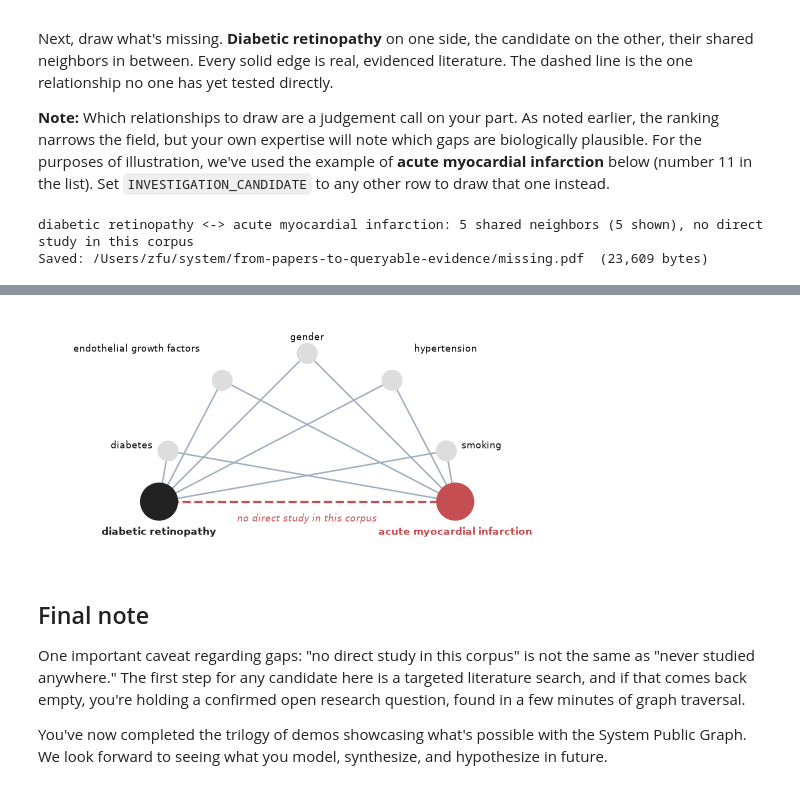
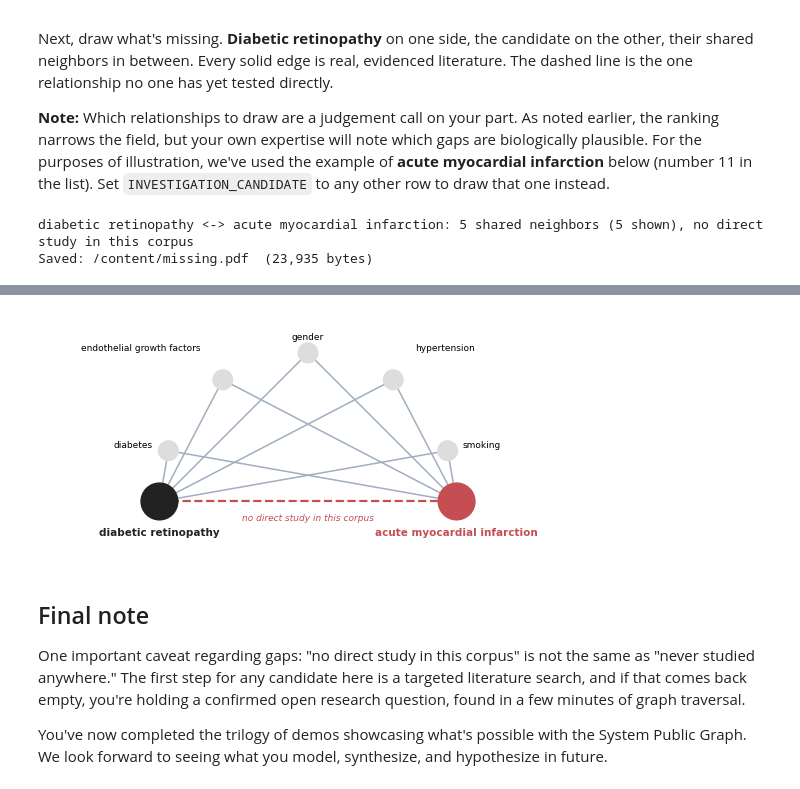
Before and after one commit to SystemInternal/system_public_graph_demo, a Jupyter notebook: part_3_discovery.ipynb, the cells around one changed output, grey strips where cells are left out. Cells and saved outputs as stored; diff of their text form; code cells hidden in the pictures.

```diff
--- a/part_3_discovery.ipynb
+++ b/part_3_discovery.ipynb
@@ -291,25 +289,22 @@ for n_label in shown_neighbors:
     G.add_edge(ANCHOR, n_label)
     G.add_edge(n_label, CAND)
 
-# ---- Deterministic layout: endpoints at the base, neighbors on an arc above ----
 pos = {ANCHOR: (-1.0, 0.0), CAND: (1.0, 0.0)}
-neighbor_labels = []   # (x, y, text, ha)
+neighbor_labels = []
 n_nb = len(shown_neighbors)
 for i, n_label in enumerate(shown_neighbors):
-    theta = math.radians(160 - 140 * i / max(n_nb - 1, 1))   # sweep 160° -> 20°
+    theta = math.radians(160 - 140 * i / max(n_nb - 1, 1))
     x, y = 1.0 * math.cos(theta), 1.0 * math.sin(theta)
     pos[n_label] = (x, y)
-    gap = 0.11 if i % 2 == 0 else 0.26                       # stagger alternate labels
+    gap = 0.11 if i % 2 == 0 else 0.26
     lx, ly = (1.0 + gap) * math.cos(theta), (1.0 + gap) * math.sin(theta)
     ha = "center" if abs(math.cos(theta)) < 0.25 else ("left" if math.cos(theta) > 0 else "right")
     neighbor_labels.append((lx, ly, n_label, ha))
 
-# ---- Draw at final print size (5.5in = NeurIPS text-block width) ----
 fig, ax = plt.subplots(figsize=(5.5, 2.8))
 ax.set_ylim(-0.42, 1.35)
 nx.draw_networkx_edges(G, pos, width=1.1, edge_color="#a0aec0", ax=ax)
 
-# The hypothesis: the edge that isn't there.
 ax.plot([pos[ANCHOR][0], pos[CAND][0]], [pos[ANCHOR][1], pos[CAND][1]],
         linestyle="--", linewidth=1.6, color="#C44E52", zorder=0)
 ax.text(0, -0.08, "no direct study in this corpus", fontsize=6.5, style="italic",
@@ -334,7 +329,6 @@ ax.text(pos[ANCHOR][0], -0.17, ANCHOR, fontsize=7.5, fontweight="bold",
 ax.text(pos[CAND][0], -0.17, CAND, fontsize=7.5, fontweight="bold",
         ha="center", va="top", color="#C44E52")
 
-# No in-figure title: the LaTeX caption carries the neighbor count and framing.
 ax.set_xlim(-1.75, 1.75)
 ax.set_ylim(-0.32, 1.22)
 ax.set_aspect("equal")
@@ -348,7 +342,10 @@ out_path = os.path.abspath("missing.pdf")
 fig.savefig(out_path, format="pdf", bbox_inches="tight")
 print(f"Saved: {out_path}  ({os.path.getsize(out_path):,} bytes)")
 
+from google.colab import files
+files.download(out_path)
+
 plt.show()
 # %% [output]
 diabetic retinopathy <-> acute myocardial infarction: 5 shared neighbors (5 shown), no direct study in this corpus
-Saved: /Users/zfu/system/from-papers-to-queryable-evidence/missing.pdf  (23,609 bytes)
+Saved: /content/missing.pdf  (23,935 bytes)
@@ -355,4 +354,4 @@ Saved: /Users/zfu/system/from-papers-to-queryable-evidence/missing.pdf  (23,609
-[figure, old version]
+[figure, new version]
 # %% [markdown]
 ## Final note
 
```
Also changed, not shown: parts of 4 cells of this notebook, 2 other files.
